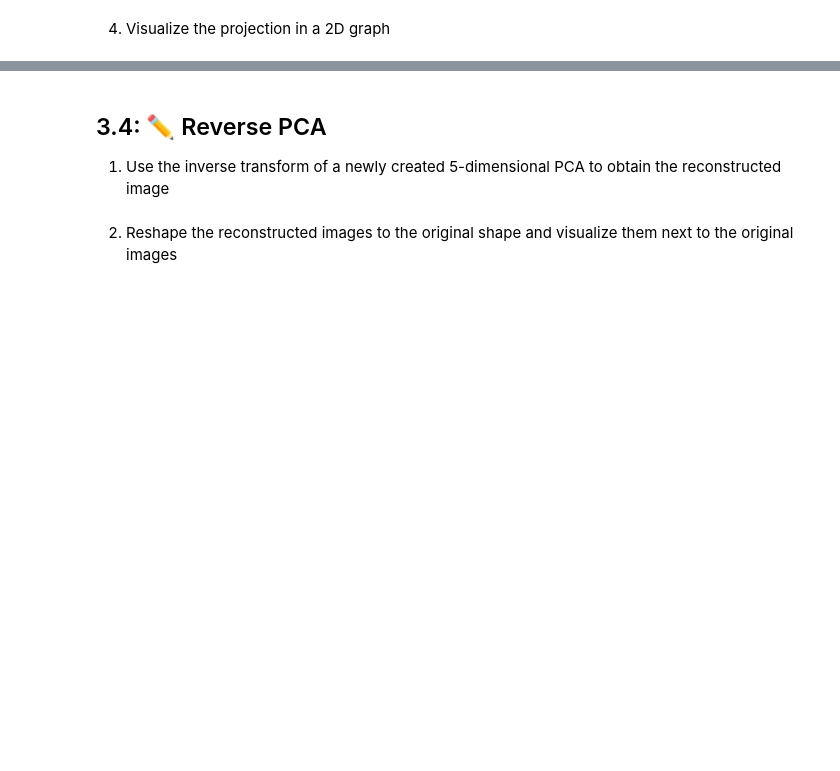
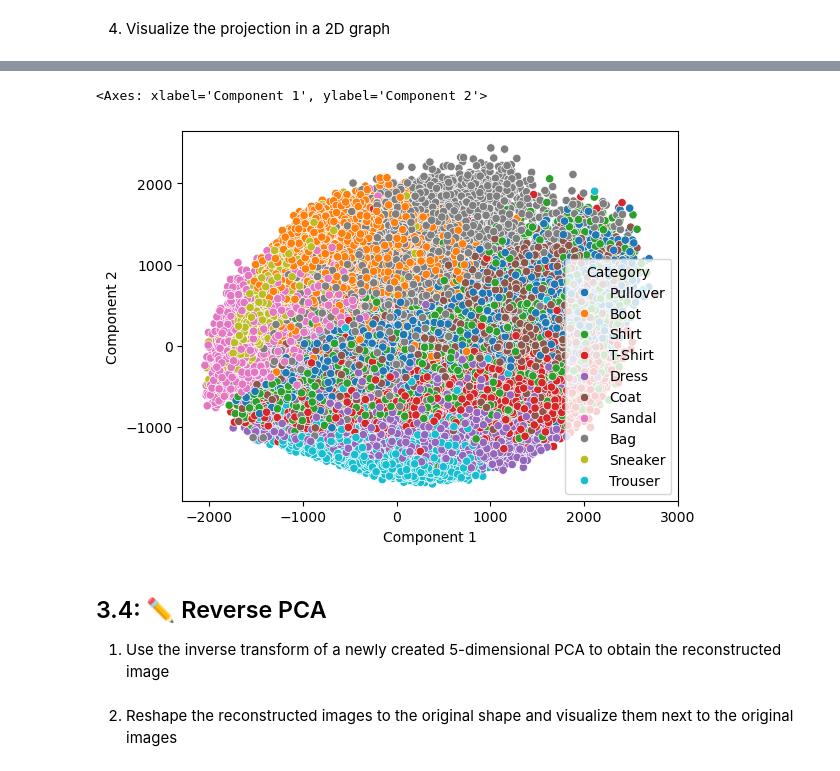
Before and after one commit to Sui-nyan/ML-excercises, a Jupyter notebook: A3_Principal_Component_Analysis.ipynb, the cells around one changed output, grey strips where cells are left out. Drawn from its saved outputs; the diff is of its cells as text; code cells hidden in the pictures; blank space fills up the shorter version.

```diff
--- a/A3_Principal_Component_Analysis.ipynb
+++ b/A3_Principal_Component_Analysis.ipynb
@@ -383,6 +384,6 @@ fm_X = fm.drop(columns=["Category"])
 # %%
 # TODO: Implement
 pca = PCA(n_components=5)
-pca.fit(fm_X)
-print(pca.explained_variance_)
+pca.fit(fm)
+pca.explained_variance_
 # %% [output]
@@ -396,0 +394,5 @@ array([ 940.0149788 , 1264.93489865])
+# %%
+# TODO: Implement
+pca = PCA(n_components=2)
+pca.fit(fm)
+pca.explained_variance_
@@ -403,3 +403,13 @@ array([ 940.0149788 , 1264.93489865])
+# %%
+# TODO: Implement
+components = pca.fit_transform(fm)
+df = pd.DataFrame(components, columns=["Component 1", "Component 2"])
+df["Category"] = fm_y
+df["Category"] = df["Category"].apply(lambda x: fm_labels[x])
+scatterplot(df, x="Component 1", y="Component 2", hue="Category")
+# %% [output]
+<Axes: xlabel='Component 1', ylabel='Component 2'>
+[figure, added]
 # %% [markdown]
 ## 3.4: ✏️ Reverse PCA
 1. Use the inverse transform of a newly created 5-dimensional PCA to obtain the reconstructed image
```
Also changed, not shown: parts of 7 cells of this notebook.
